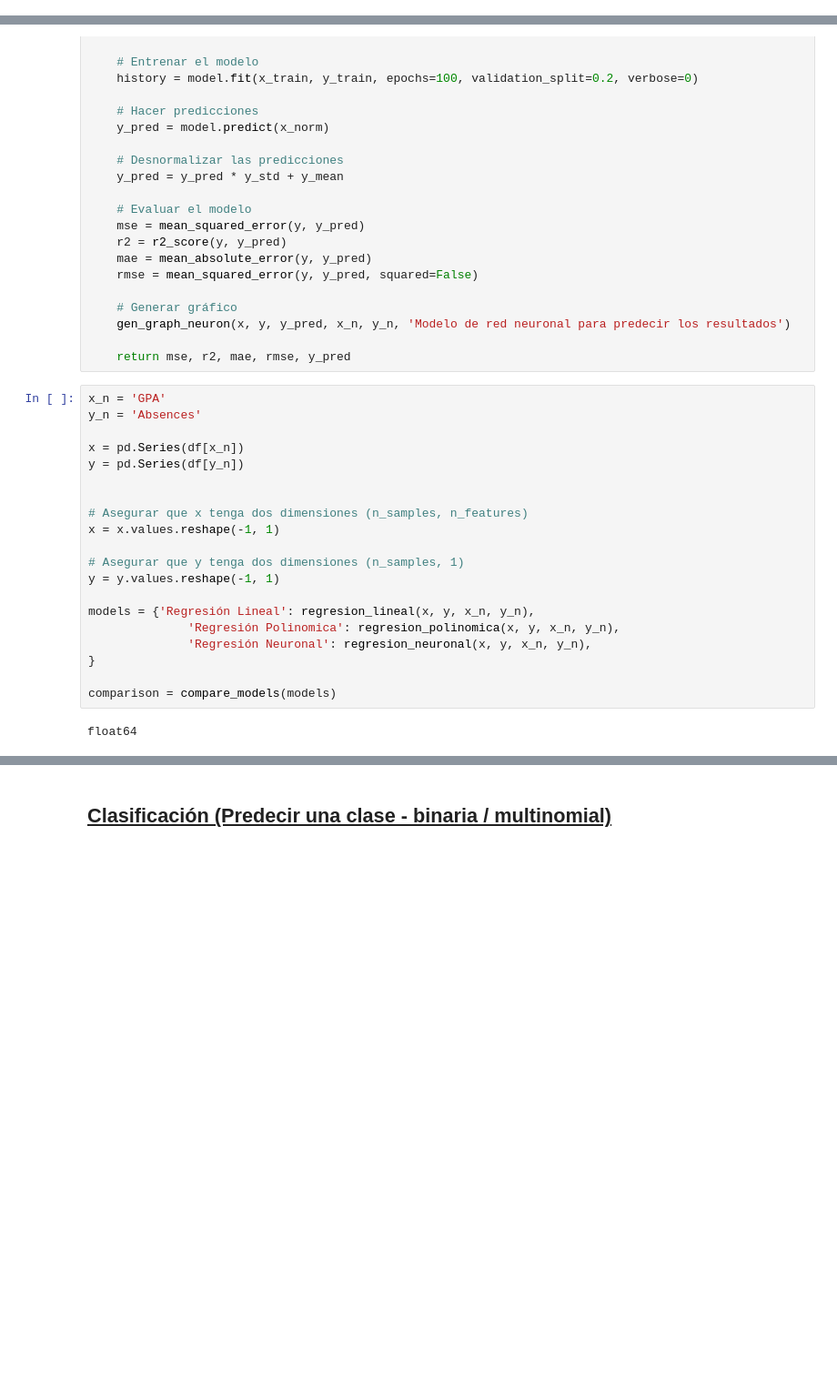
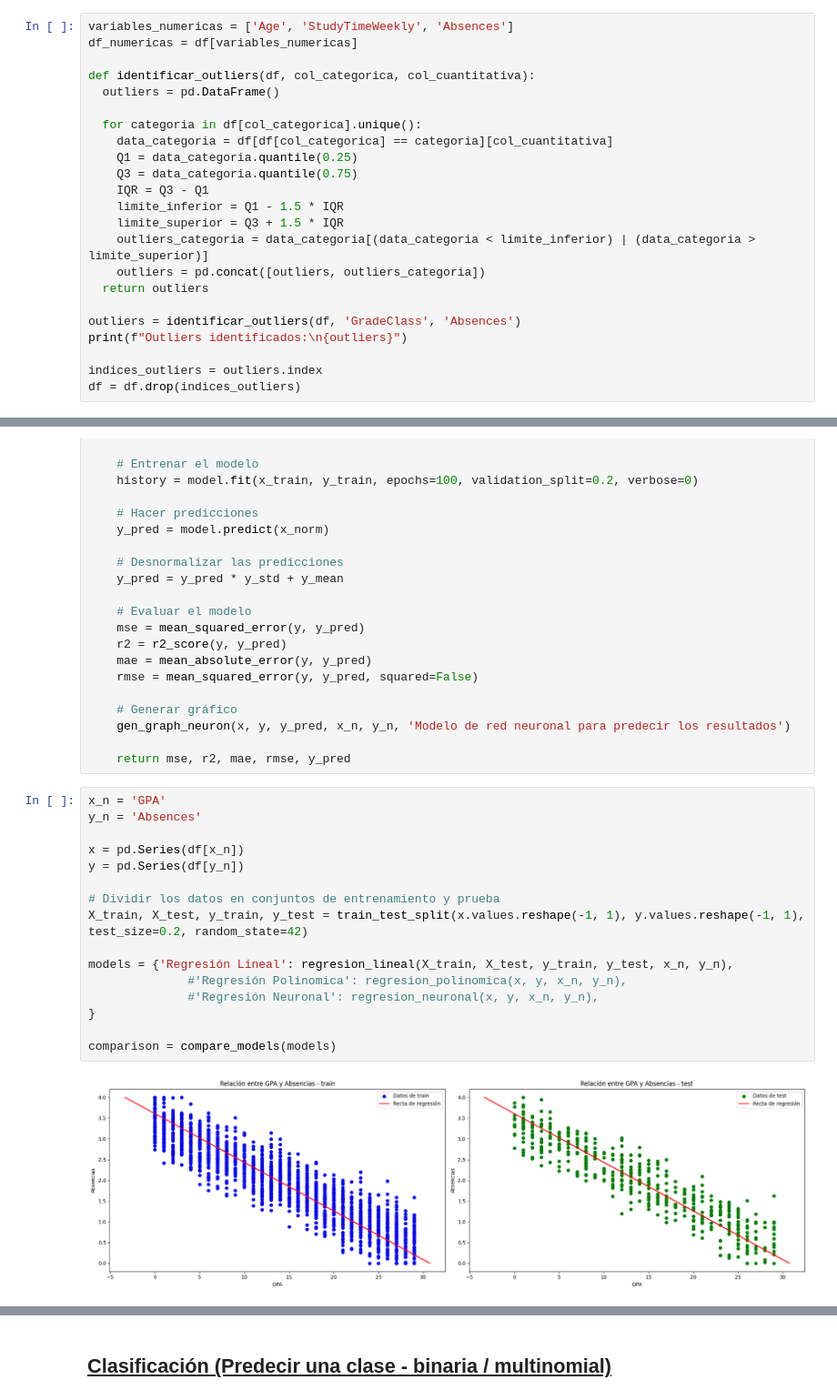
Before and after one commit to MoltenDevLabs/project-4-data-analysis-end-to-end-es, a Jupyter notebook: machine_learning.ipynb, the cells around one changed output, grey strips where cells are left out. Shown at 91% size. Cells and saved outputs as stored; diff of their text form; blank space fills up the shorter version.

```diff
--- a/machine_learning.ipynb
+++ b/machine_learning.ipynb
@@ -22,3 +24,26 @@ df
 | 2390 | 3391 | 16 | 1 | 1 | 0 | 12.416653 | 17 | 0 | ... |
 | 2391 | 3392 | 16 | 1 | 0 | 2 | 17.819907 | 13 | 0 | ... |
 2392 rows × 15 columns
+# %%
+variables_numericas = ['Age', 'StudyTimeWeekly', 'Absences']
+df_numericas = df[variables_numericas]
+
+def identificar_outliers(df, col_categorica, col_cuantitativa):
+  outliers = pd.DataFrame()
+
+  for categoria in df[col_categorica].unique():
+    data_categoria = df[df[col_categorica] == categoria][col_cuantitativa]
+    Q1 = data_categoria.quantile(0.25)
+    Q3 = data_categoria.quantile(0.75)
+    IQR = Q3 - Q1
+    limite_inferior = Q1 - 1.5 * IQR
+    limite_superior = Q3 + 1.5 * IQR
+    outliers_categoria = data_categoria[(data_categoria < limite_inferior) | (data_categoria > limite_superior)]
+    outliers = pd.concat([outliers, outliers_categoria])
+  return outliers
+
+outliers = identificar_outliers(df, 'GradeClass', 'Absences')
+print(f"Outliers identificados:\n{outliers}")
+
+indices_outliers = outliers.index
+df = df.drop(indices_outliers)
@@ -195,24 +271,20 @@ def regresion_neuronal(x, y, x_n, y_n):
 # %%
 x_n = 'GPA'
 y_n = 'Absences'
 
 x = pd.Series(df[x_n])
 y = pd.Series(df[y_n])
 
+# Dividir los datos en conjuntos de entrenamiento y prueba
+X_train, X_test, y_train, y_test = train_test_split(x.values.reshape(-1, 1), y.values.reshape(-1, 1), test_size=0.2, random_state=42)
 
-# Asegurar que x tenga dos dimensiones (n_samples, n_features)
-x = x.values.reshape(-1, 1)
-
-# Asegurar que y tenga dos dimensiones (n_samples, 1)
-y = y.values.reshape(-1, 1)
-
-models = {'Regresión Lineal': regresion_lineal(x, y, x_n, y_n),
-              'Regresión Polinomica': regresion_polinomica(x, y, x_n, y_n),
-              'Regresión Neuronal': regresion_neuronal(x, y, x_n, y_n),
+models = {'Regresión Lineal': regresion_lineal(X_train, X_test, y_train, y_test, x_n, y_n),
+              #'Regresión Polinomica': regresion_polinomica(x, y, x_n, y_n),
+              #'Regresión Neuronal': regresion_neuronal(x, y, x_n, y_n),
 }
 
 comparison = compare_models(models)
 # %% [output]
-float64
+[figure, added]
 # %%
 comparison
```
Also changed, not shown: parts of 9 cells of this notebook, 8 other files.
